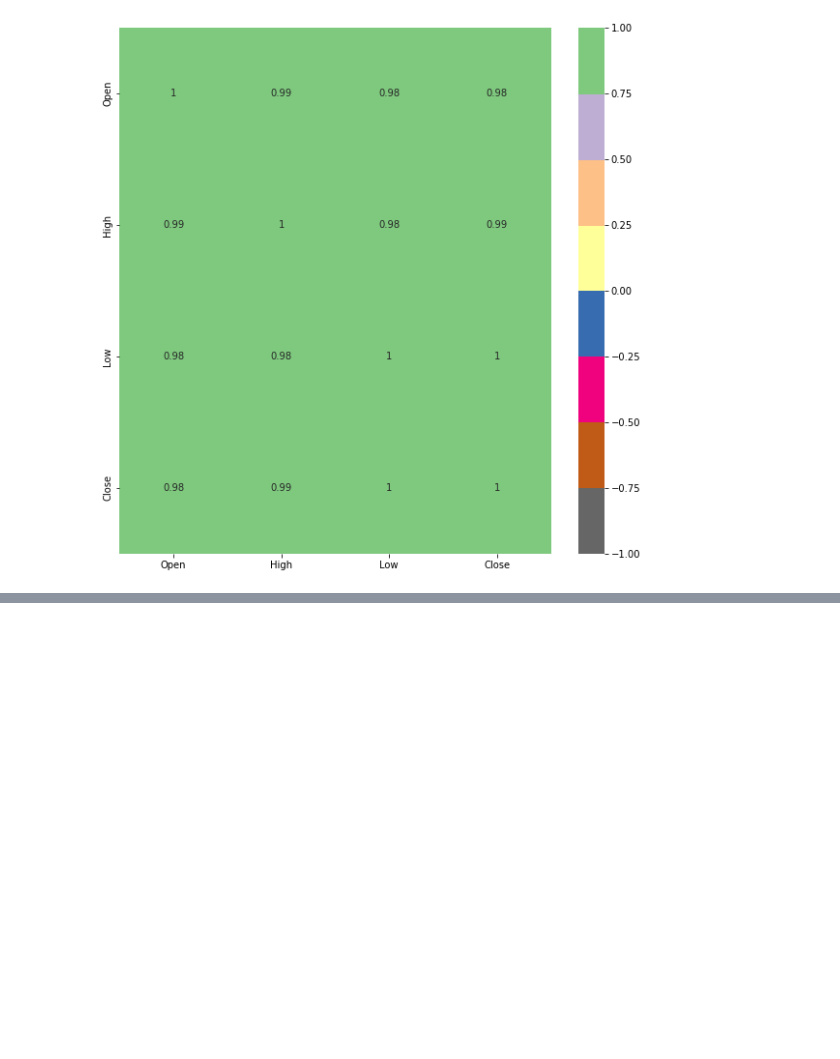
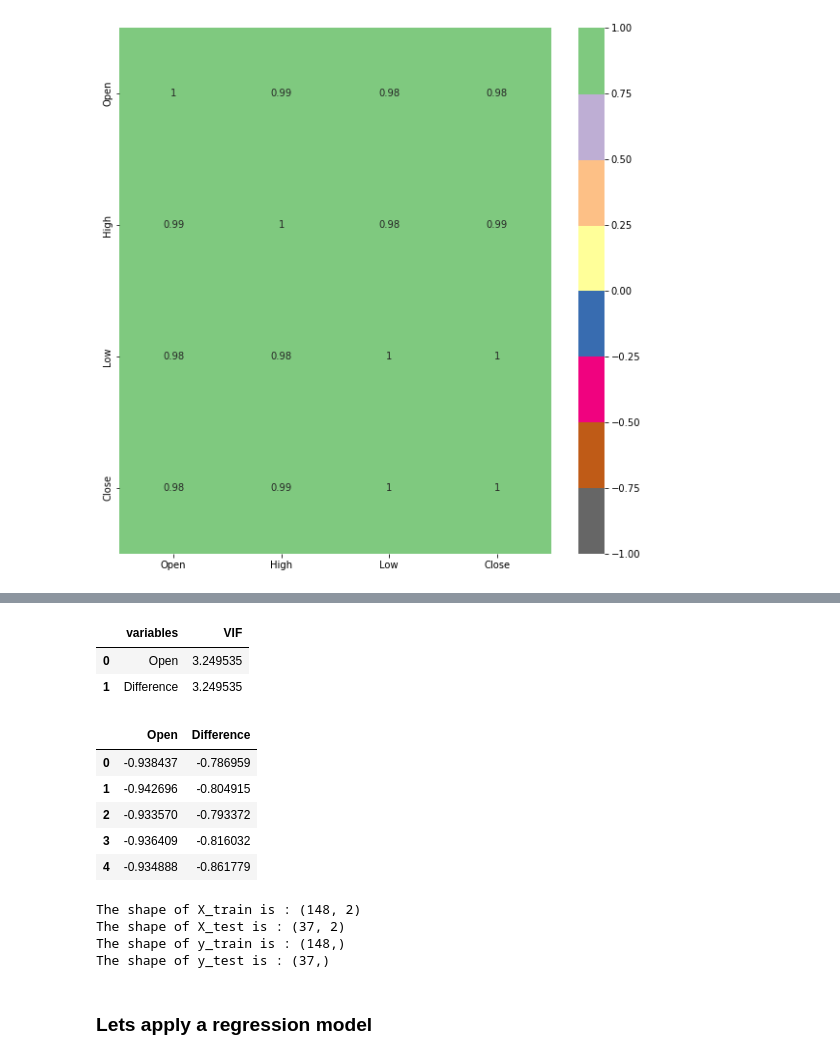
Before and after one commit to Bishawa/YesBankStockClosingPricePrediction, a Jupyter notebook: YesBankStockClosingPricePrediction.ipynb, the cells around one changed output, grey strips where cells are left out. Saved outputs shown, nothing was run; the diff lists cells and outputs as text; code cells hidden in the pictures; blank space fills up the shorter version.

```diff
--- a/YesBankStockClosingPricePrediction.ipynb
+++ b/YesBankStockClosingPricePrediction.ipynb
@@ -298,0 +361,21 @@ plt.show()
+# %%
+cal_vif(df_yes[[i for i in df_yes.describe().columns if i not in ['Close','Date','High','Low']]])
+# %% [output]
+|  | variables | VIF |
+| 0 | Open | 3.249535 |
+| 1 | Difference | 3.249535 |
+# %%
+# Now we are willing to create a dataset X and Y and divide them into training and testing sets
+# Also before doing that we will drop multicollinear columns and do normalization
+
+# First create a dataset of independent variables
+X = df_yes.drop(columns=['Close','Date','High', 'Low']).apply(zscore)
+# %%
+X.head()
+# %% [output]
+|  | Open | Difference |
+| 0 | -0.938437 | -0.786959 |
+| 1 | -0.942696 | -0.804915 |
+| 2 | -0.933570 | -0.793372 |
+| 3 | -0.936409 | -0.816032 |
+| 4 | -0.934888 | -0.861779 |
@@ -298,0 +388,12 @@ plt.show()
+# %%
+print('The shape of X_train is :', X_train.shape)
+print('The shape of X_test is :', X_test.shape)
+print('The shape of y_train is :', y_train.shape)
+print('The shape of y_test is :', y_test.shape)
+# %% [output]
+The shape of X_train is : (148, 2)
+The shape of X_test is : (37, 2)
+The shape of y_train is : (148,)
+The shape of y_test is : (37,)
+# %% [markdown]
+### Lets apply a regression model
```
Also changed, not shown: parts of 18 cells of this notebook.
